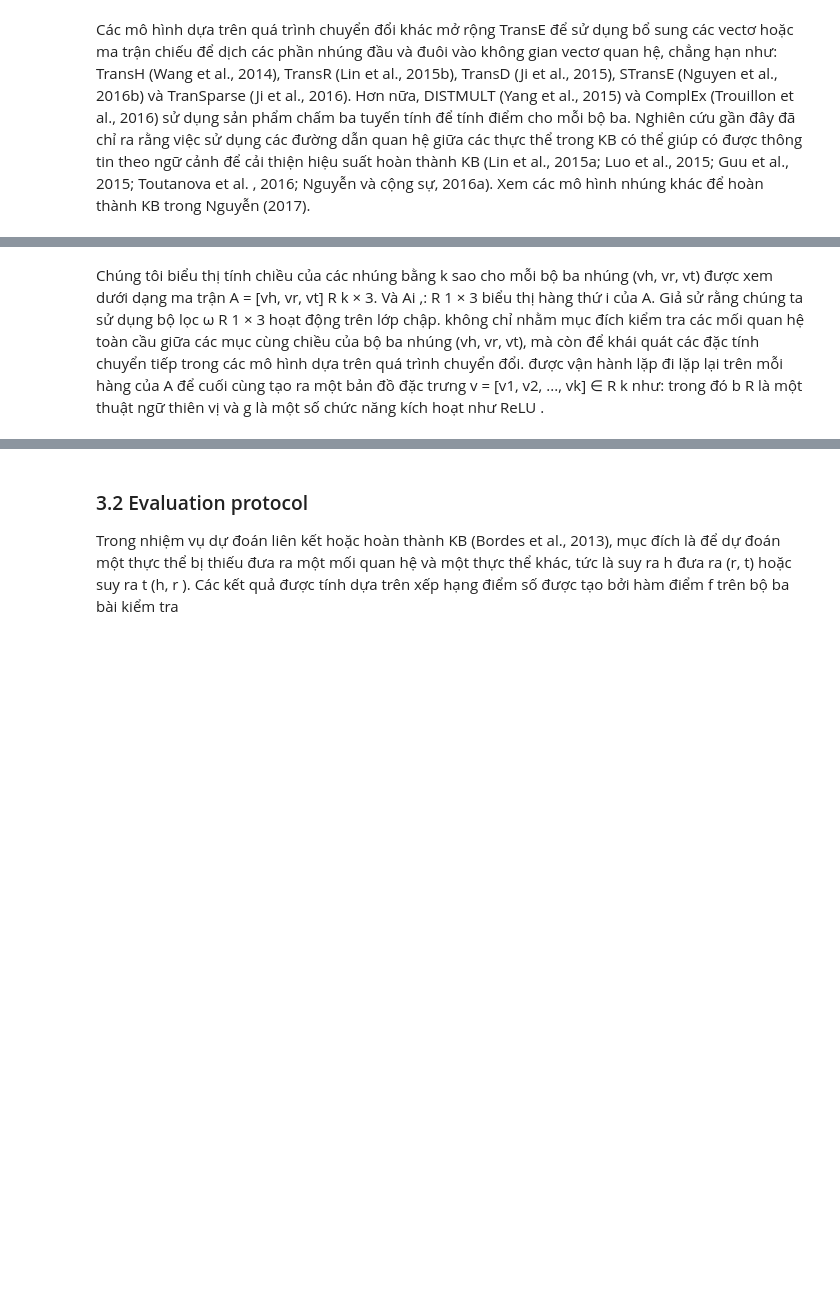
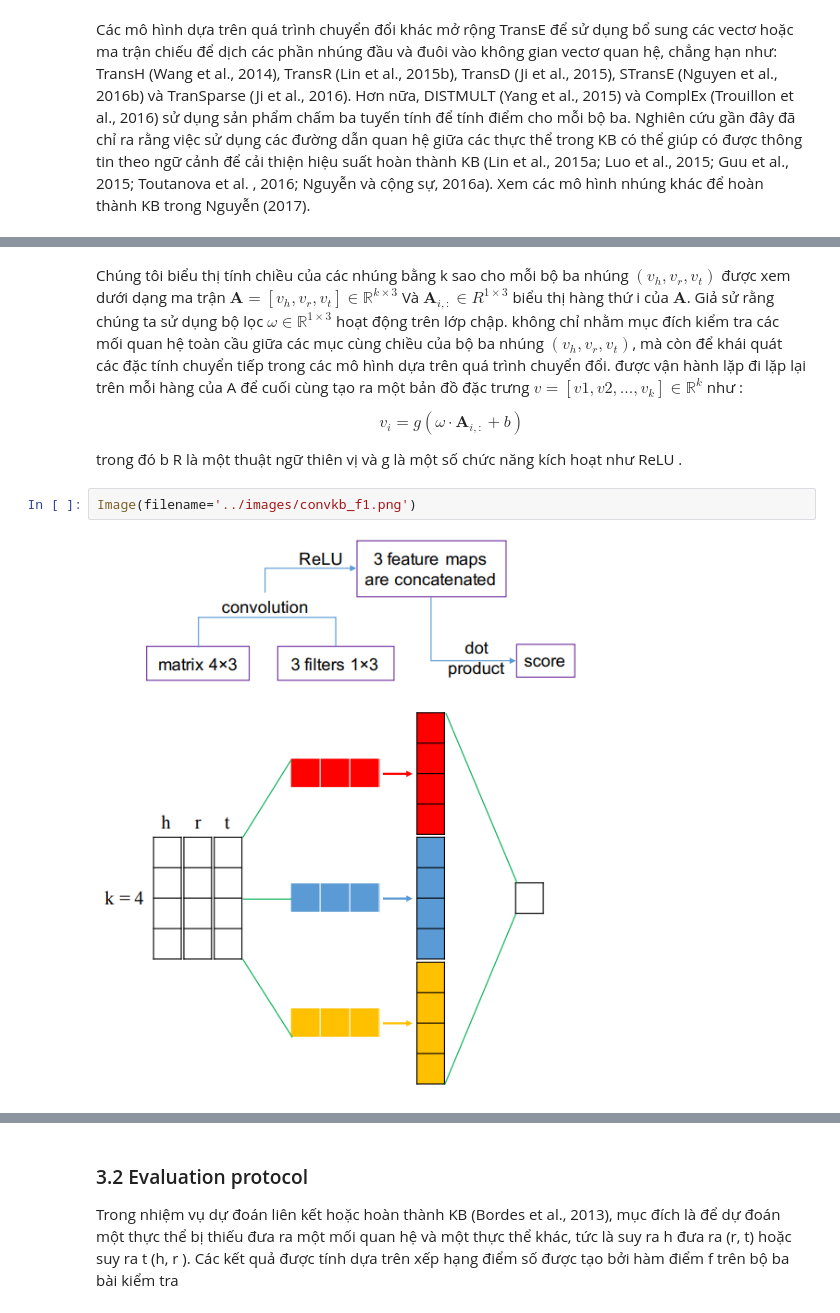
Before and after one commit to hmthanh/thesis, a Jupyter notebook: ipynbs/ConvKB.ipynb, the cells around one changed output, grey strips where cells are left out. Drawn from its saved outputs; the diff is of its cells as text; blank space fills up the shorter version.

```diff
--- a/ipynbs/ConvKB.ipynb
+++ b/ipynbs/ConvKB.ipynb
@@ -24,2 +62,10 @@ Cơ sở tri thức G là tập hợp các bộ ba thực tế hợp lệ ở d
 # %% [markdown]
-Chúng tôi biểu thị tính chiều của các nhúng bằng k sao cho mỗi bộ ba nhúng (vh, vr, vt) được xem dưới dạng ma trận A = [vh, vr, vt] R k × 3. Và Ai ,: R 1 × 3 biểu thị hàng thứ i của A. Giả sử rằng chúng ta sử dụng bộ lọc ω R 1 × 3 hoạt động trên lớp chập. không chỉ nhằm mục đích kiểm tra các mối quan hệ toàn cầu giữa các mục cùng chiều của bộ ba nhúng (vh, vr, vt), mà còn để khái quát các đặc tính chuyển tiếp trong các mô hình dựa trên quá trình chuyển đổi. được vận hành lặp đi lặp lại trên mỗi hàng của A để cuối cùng tạo ra một bản đồ đặc trưng v = [v1, v2, ..., vk] ∈ R k như: trong đó b R là một thuật ngữ thiên vị và g là một số chức năng kích hoạt như ReLU .
+Chúng tôi biểu thị tính chiều của các nhúng bằng k sao cho mỗi bộ ba nhúng $(v_h, v_r, v_t)$ được xem dưới dạng ma trận $\boldsymbol{A} = [v_h, v_r, v_t] ∈ \mathbb{R}^{k×3}$ Và $\boldsymbol{A}_{i,:} ∈ R^{1×3}$ biểu thị hàng thứ i của $\boldsymbol{A}$. Giả sử rằng chúng ta sử dụng bộ lọc $ω ∈ \mathbb{R}^{1×3}$ hoạt động trên lớp chập. không chỉ nhằm mục đích kiểm tra các mối quan hệ toàn cầu giữa các mục cùng chiều của bộ ba nhúng $(v_h, v_r, v_t)$, mà còn để khái quát các đặc tính chuyển tiếp trong các mô hình dựa trên quá trình chuyển đổi. được vận hành lặp đi lặp lại trên mỗi hàng của A để cuối cùng tạo ra một bản đồ đặc trưng $v = [v1, v2, ..., v_k] ∈ \mathbb{R}^k$ như :
+
+$$ v_i = g(ω \cdot \boldsymbol{A}_{i,:} + b) $$
+
+ trong đó b R là một thuật ngữ thiên vị và g là một số chức năng kích hoạt như ReLU .
+# %%
+Image(filename='../images/convkb_f1.png')
+# %% [output]
+[figure, added]
```
Also changed, not shown: parts of 22 cells of this notebook, 3 other files.
